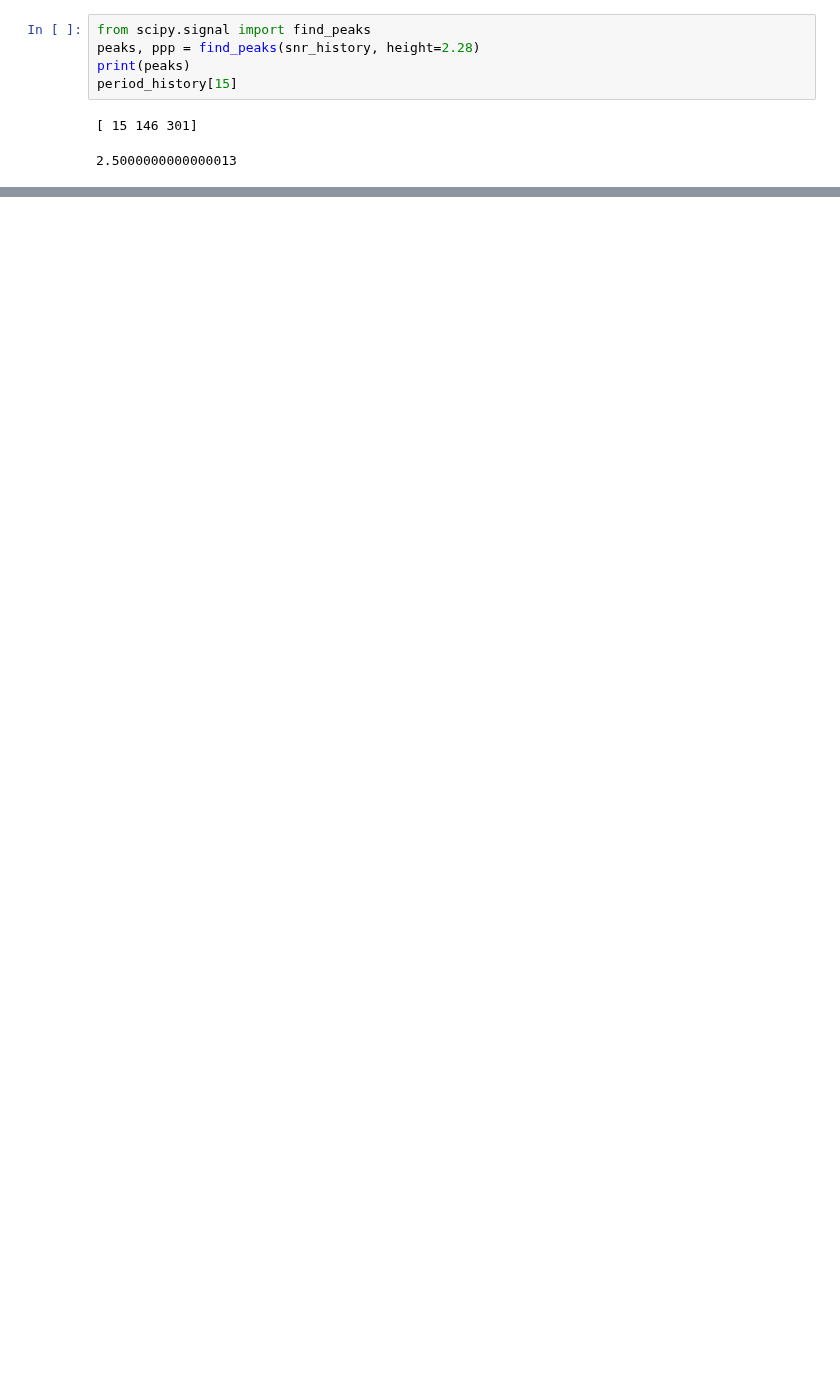
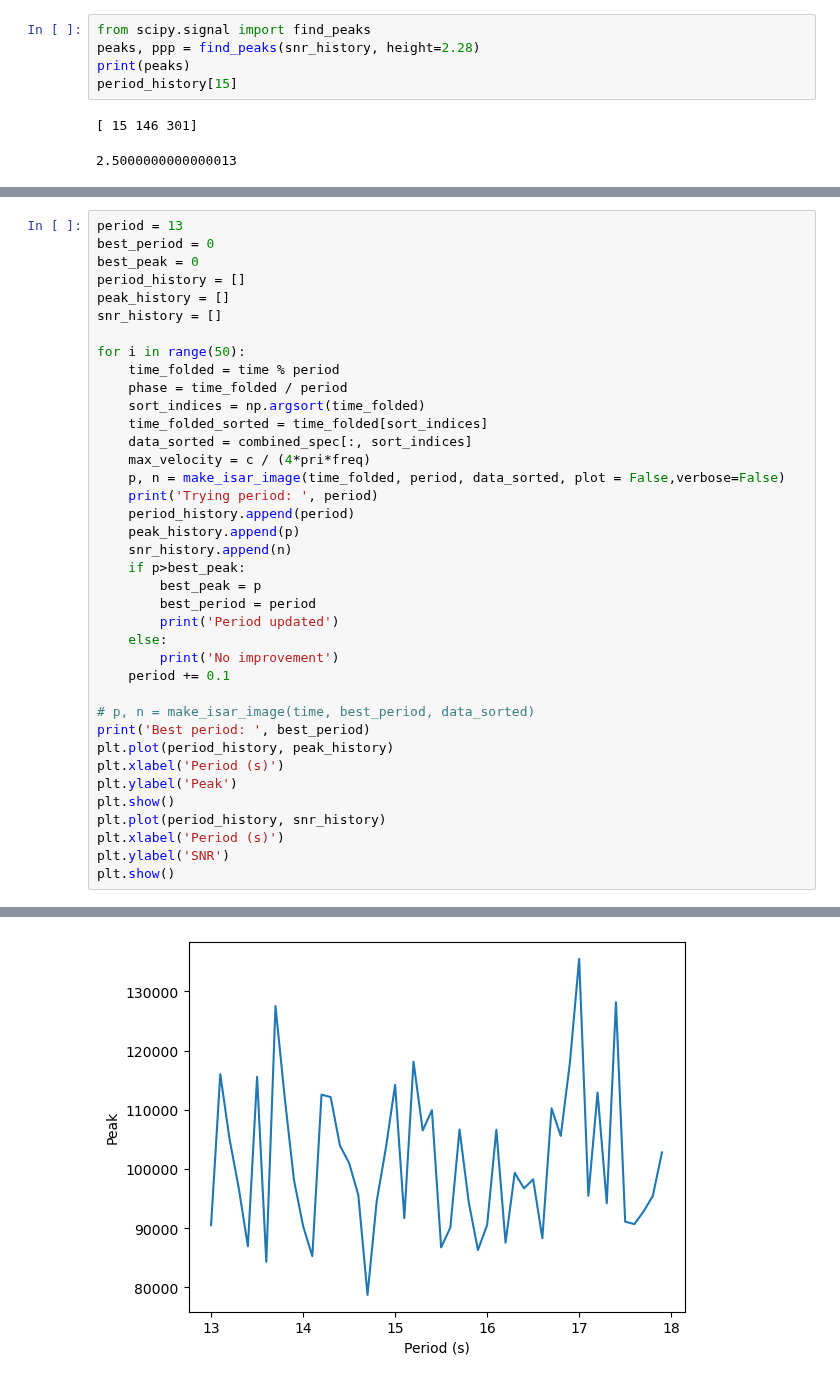
Before and after one commit to phoeberyder/atlas_rb, a Jupyter notebook: ISAR/isar.ipynb, the cells around one changed output, grey strips where cells are left out. Saved outputs shown, nothing was run; the diff lists cells and outputs as text; blank space fills up the shorter version.

```diff
--- a/ISAR/isar.ipynb
+++ b/ISAR/isar.ipynb
@@ -161,0 +196,39 @@ compactness = (n_pix - P/4)/(n_pix-np.sqrt(n_pix))
+# %%
+period = 13
+best_period = 0
+best_peak = 0
+period_history = []
+peak_history = []
+snr_history = []
+
+for i in range(50):
+    time_folded = time % period
+    phase = time_folded / period
+    sort_indices = np.argsort(time_folded)
+    time_folded_sorted = time_folded[sort_indices]
+    data_sorted = combined_spec[:, sort_indices]
+    max_velocity = c / (4*pri*freq)
+    p, n = make_isar_image(time_folded, period, data_sorted, plot = False,verbose=False)
+    print('Trying period: ', period)
+    period_history.append(period)
+    peak_history.append(p)
+    snr_history.append(n)
+    if p>best_peak:
+        best_peak = p
+        best_period = period
+        print('Period updated')
+    else:
+        print('No improvement')
+    period += 0.1
+
+# p, n = make_isar_image(time, best_period, data_sorted)
+print('Best period: ', best_period)
+plt.plot(period_history, peak_history)
+plt.xlabel('Period (s)')
+plt.ylabel('Peak')
+plt.show()
+plt.plot(period_history, snr_history)
+plt.xlabel('Period (s)')
+plt.ylabel('SNR')
+plt.show()
+# %% [output]
@@ -161,0 +252 @@ compactness = (n_pix - P/4)/(n_pix-np.sqrt(n_pix))
+[figure, added]
```
Also changed, not shown: parts of 12 cells of this notebook, 2 other files.
